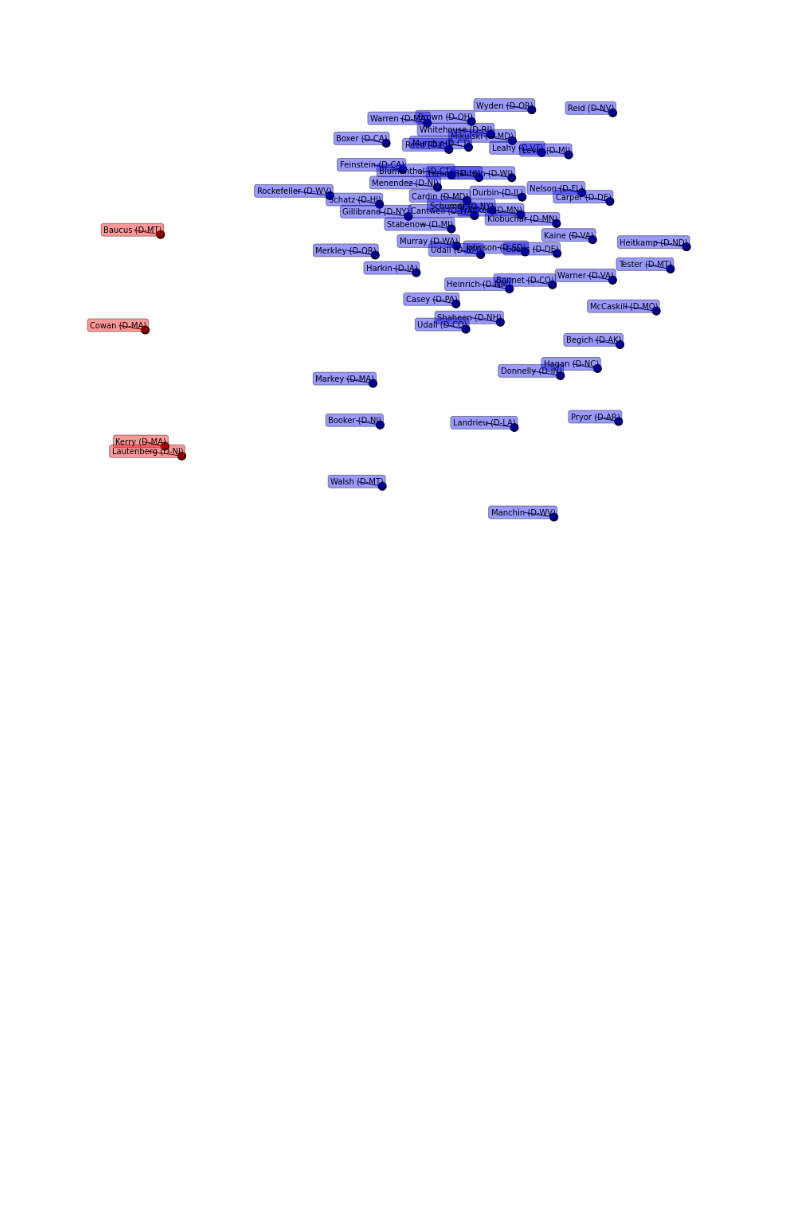
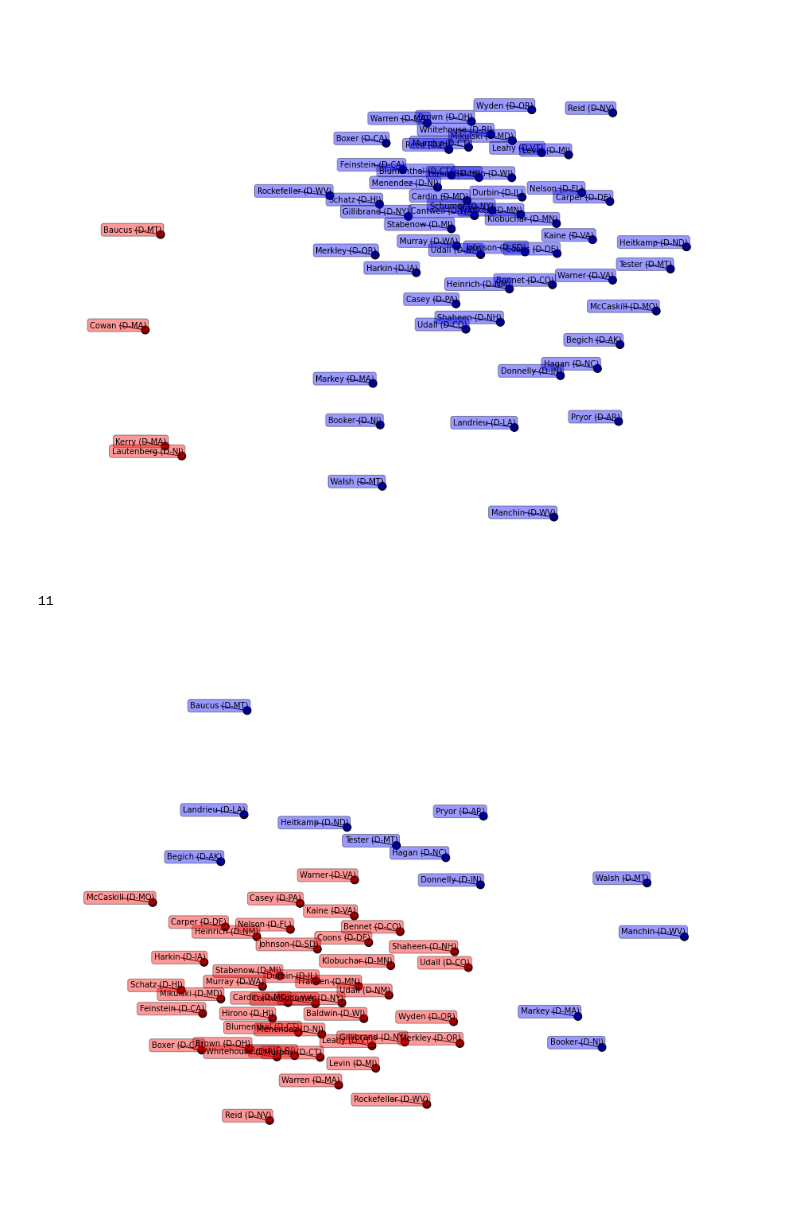
Before and after one commit to ashrestha91/senators, a Jupyter notebook: 113th_Congress.py.ipynb, the cells around one changed output. Saved outputs shown, nothing was run; the diff lists cells and outputs as text; code cells hidden in the pictures; blank space fills up the shorter version.

```diff
--- a/senators.py.ipynb
+++ b/113th_Congress.py.ipynb
@@ -77,3 +78,14 @@ senators = [votes[name] for name in senator_names]
 graph_senators(senator_names, senators)
 # %% [output]
 [figure]
+# %%
+len(votes["Kerry (D-MA)"].keys())
+# %% [output]
+11
+# %%
+senator_names = [ name for name in filter(lambda name: "(D-" in name, votes.keys()) if len(votes[name]) > 300 ]
+senators = [votes[name] for name in senator_names]
+
+graph_senators(senator_names, senators)
+# %% [output]
+[figure, added]
```
Also changed, not shown: parts of 4 cells of this notebook, 1 other file.
